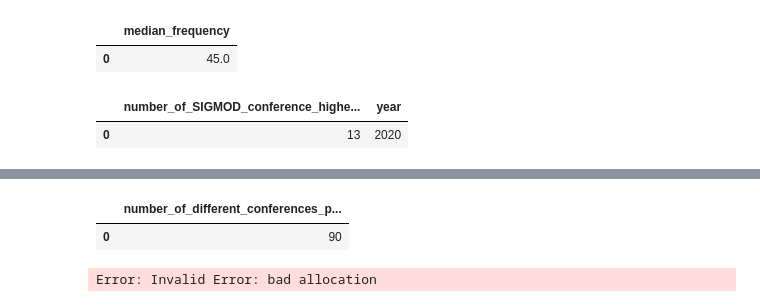
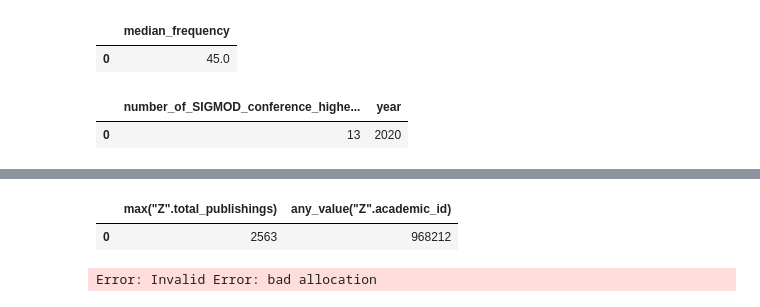
Before and after one commit to OGnTn/daos_project, a Jupyter notebook: duck_queries.ipynb, the cells around one changed output, grey strips where cells are left out. Saved outputs shown, nothing was run; the diff lists cells and outputs as text; code cells hidden in the pictures.

```diff
--- a/duck_queries.ipynb
+++ b/duck_queries.ipynb
@@ -377,36 +387,36 @@ queryM6_2 = """
 #Combine both subqueries from above
 queryM6 = """
             SELECT COUNT(booktitle_name) AS number_of_different_conferences_published FROM
             (SELECT COUNT(booktitle.booktitle_name), booktitle.booktitle_name FROM booktitle
             JOIN booktitle_improceeding ON booktitle_improceeding.booktitle_id=booktitle.booktitle_id
             JOIN improceeding ON improceeding.improceeding_id=booktitle_improceeding.improceeding_id
             JOIN author_inproceeding ON author_inproceeding.improceeding_id=improceeding.improceeding_id
             JOIN academic ON academic.academic_id=author_inproceeding.academic_id
             WHERE academic.academic_id=(SELECT A.academic_id
                                         FROM
                                         (SELECT MAX(Z.total_publishings), ANY_VALUE(Z.academic_id) AS academic_id
                                         FROM
                                         (SELECT X.academic_id, number_of_improceedings, number_of_journal_articles, number_of_improceedings+number_of_journal_articles as total_publishings
                                         FROM
                                             (SELECT COUNT(author_inproceeding.academic_id) as number_of_improceedings, author_inproceeding.academic_id
                                             FROM academic
                                             JOIN author_inproceeding ON author_inproceeding.academic_id=academic.academic_id
                                             GROUP BY author_inproceeding.academic_id) X
                                             JOIN
                                                 (SELECT COUNT(author_article.academic_id) as number_of_journal_articles, author_article.academic_id
                                                 FROM academic
                                                 JOIN author_article ON author_article.academic_id=academic.academic_id
                                                 GROUP BY author_article.academic_id) Y
                                             ON X.academic_id=Y.academic_id ORDER BY total_publishings DESC) Z
                                         WHERE NOT(Z.academic_id=-1)) A)
             GROUP BY booktitle.booktitle_name)
             """
 
-M6 = cursor.execute(queryM6).fetchdf()
+M6 = cursor.execute(queryM6_1).fetchdf()
 M6
 # %% [output]
-|  | number_of_different_conferences_p... |
-| 0 | 90 |
+|  | max("Z".total_publishings) | any_value("Z".academic_id) |
+| 0 | 2563 | 968212 |
 # %%
 queryH1_1 = """
         SELECT academic_id, author_inproceeding.improceeding_id, improceeding.improceeding_title
```
Also changed, not shown: parts of 1 cell of this notebook.
